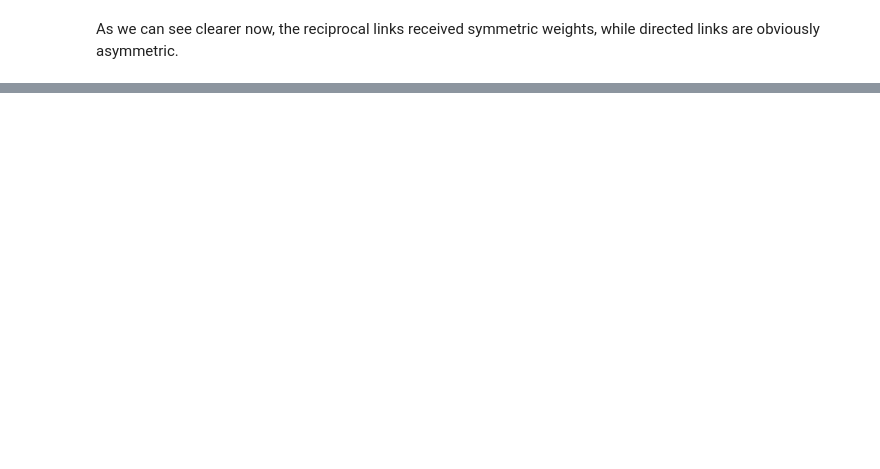
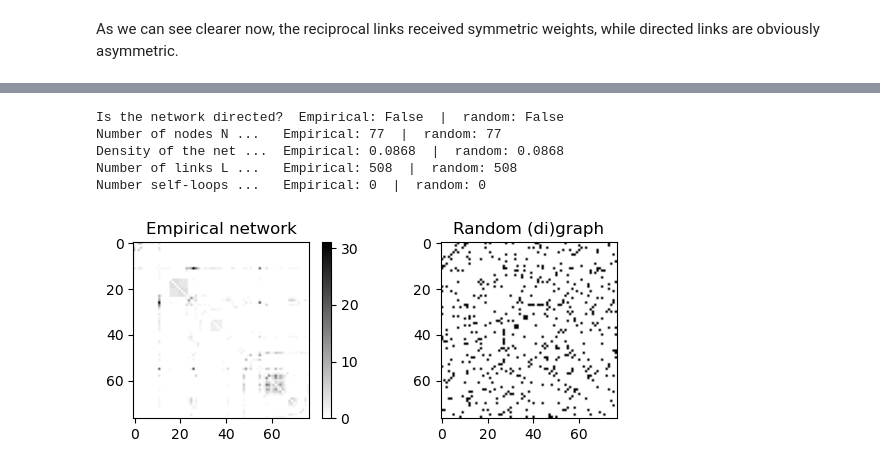
Before and after one commit to gorkazl/pyGAlib, a Jupyter notebook: Examples/WeightedGraphs_Intro.ipynb, the cells around one changed output, grey strips where cells are left out. Cells and saved outputs as stored; diff of their text form; code cells hidden in the pictures; blank space fills up the shorter version.

```diff
--- a/Examples/WeightedGraphs_Intro.ipynb
+++ b/Examples/WeightedGraphs_Intro.ipynb
@@ -309,0 +371,60 @@ Write me here ...
+# %%
+## GENERATING A RANDOM BINARY GRAPH, FROM AN EMPIRICAL NETWORK
+# 1) Load an empirical network (CHOOSE ONE)
+dataroot = "./Data/"
+# realnet = np.loadtxt(dataroot + 'Cat53_cortex.txt', dtype='uint8')
+# realnet = np.loadtxt(dataroot + 'Zachary.txt', dtype='uint8')
+# realnet = galib.tools.LoadFromPajek(dataroot + 'Dolphins.net', getlabels=False)
+realnet = galib.tools.LoadFromPajek(dataroot + 'LesMiserables.net', getlabels=False)
+
+# 2) Generate an equivalent binary random graph (CHOOSE ONE)
+# rnet = galib.models.ErdosRenyiGraph_Like(realnet)
+rnet = galib.models.RandomGraph_Like(realnet)
+
+
+#######################################################################################
+## NO NEED TO EDIT FROM HERE ##########################################################
+
+# 3) Compare their main characteristics
+dir_real = galib.is_directed(realnet)
+dir_rand = galib.is_directed(rnet)
+print( f'Is the network directed?  Empirical: {dir_real}  |  random: {dir_rand} ' )
+
+Nreal = len(realnet); Nrand = len(rnet)
+print( f'Number of nodes N ...\tEmpirical: {Nreal:d}  |  random: {Nrand:d} ' )
+
+dens_real = galib.Density(realnet)
+dens_rand = galib.Density(rnet)
+print( f'Density of the net ...\tEmpirical: {dens_real:1.4f}  |  random: {dens_rand:1.4f} ' )
+
+Lreal = realnet.astype(bool).sum()
+Lrand = rnet.sum()
+print( f'Number of links L ...\tEmpirical: {Lreal:d}  |  random: {Lrand:d} ' )
+
+Lreal_diag = realnet.astype(bool).trace()
+Lrand_diag = rnet.trace()
+print( f'Number self-loops ...\tEmpirical: {Lreal_diag:d}  |  random: {Lrand_diag:d} ' )
+print()
+
+
+# 3) Plot the two adjacency matrices
+plt.figure(figsize=(9,2.5))
+plt.subplot(1,3,1)
+plt.title( 'Empirical network' )
+plt.imshow(realnet, cmap='gray_r')
+plt.colorbar()
+
+plt.subplot(1,3,2)
+plt.title( 'Random (di)graph' )
+plt.imshow(rnet, cmap='gray_r')
+
+plt.tight_layout()
+
+#
+# %% [output]
+Is the network directed?  Empirical: False  |  random: False
+Number of nodes N ...   Empirical: 77  |  random: 77
+Density of the net ...  Empirical: 0.0868  |  random: 0.0868
+Number of links L ...   Empirical: 508  |  random: 508
+Number self-loops ...   Empirical: 0  |  random: 0
+[figure, added]
```
Also changed, not shown: parts of 20 cells of this notebook.
